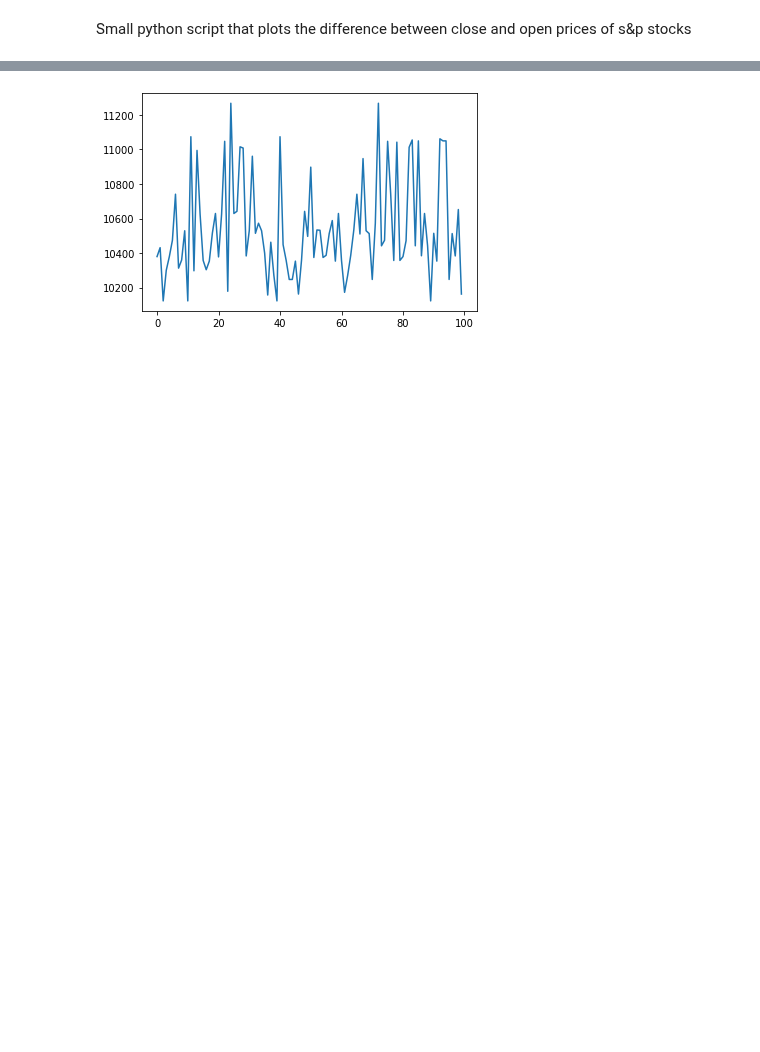
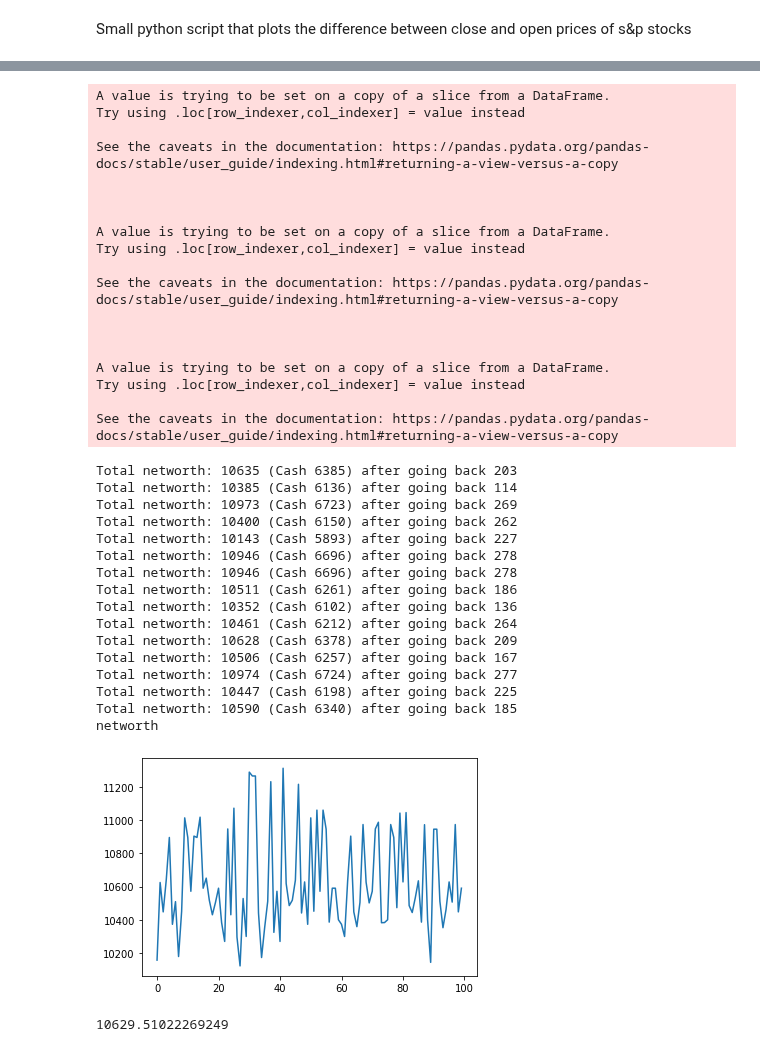
Before and after one commit to MuralidharB/tft-stocks, a Jupyter notebook: close_open.ipynb, the cells around one changed output, grey strips where cells are left out. Saved outputs shown, nothing was run; the diff lists cells and outputs as text; code cells hidden in the pictures; blank space fills up the shorter version.

```diff
--- a/close_open.ipynb
+++ b/close_open.ipynb
@@ -247,6 +265,9 @@ sell_trigger = 1   # times the avg cost of the security to grow before we sell
 security_age = 15  # number of days to hold the security before we cut the losses
 lockin_gains_factor = 1000 # times the orignal amount to grow before we lockin the gains.
 
+original_balance = 10000
+current_account = original_balance
+portfolio = {}
 
 nws = []
 for i in range(100):
@@ -261,4 +282,5 @@ for i in range(100):
 print("networth")
 plt.plot(nws)
 plt.show()
+print(sum(nws)/len(nws))
 # %% [output]
@@ -282,4 +304,39 @@ networth
+A value is trying to be set on a copy of a slice from a DataFrame.
+Try using .loc[row_indexer,col_indexer] = value instead
+
+See the caveats in the documentation: https://pandas.pydata.org/pandas-docs/stable/user_guide/indexing.html#returning-a-view-versus-a-copy
+
+
+
+A value is trying to be set on a copy of a slice from a DataFrame.
+Try using .loc[row_indexer,col_indexer] = value instead
+
+See the caveats in the documentation: https://pandas.pydata.org/pandas-docs/stable/user_guide/indexing.html#returning-a-view-versus-a-copy
+
+
+
+A value is trying to be set on a copy of a slice from a DataFrame.
+Try using .loc[row_indexer,col_indexer] = value instead
+
+See the caveats in the documentation: https://pandas.pydata.org/pandas-docs/stable/user_guide/indexing.html#returning-a-view-versus-a-copy
+Total networth: 10635 (Cash 6385) after going back 203
+Total networth: 10385 (Cash 6136) after going back 114
+Total networth: 10973 (Cash 6723) after going back 269
+Total networth: 10400 (Cash 6150) after going back 262
+Total networth: 10143 (Cash 5893) after going back 227
+Total networth: 10946 (Cash 6696) after going back 278
+Total networth: 10946 (Cash 6696) after going back 278
+Total networth: 10511 (Cash 6261) after going back 186
+Total networth: 10352 (Cash 6102) after going back 136
+Total networth: 10461 (Cash 6212) after going back 264
+Total networth: 10628 (Cash 6378) after going back 209
+Total networth: 10506 (Cash 6257) after going back 167
+Total networth: 10974 (Cash 6724) after going back 277
+Total networth: 10447 (Cash 6198) after going back 225
+Total networth: 10590 (Cash 6340) after going back 185
+networth
-[figure, old version]
+[figure, new version]
+10629.51022269249
 # %%
 import random
 
```
Also changed, not shown: parts of 7 cells of this notebook.
